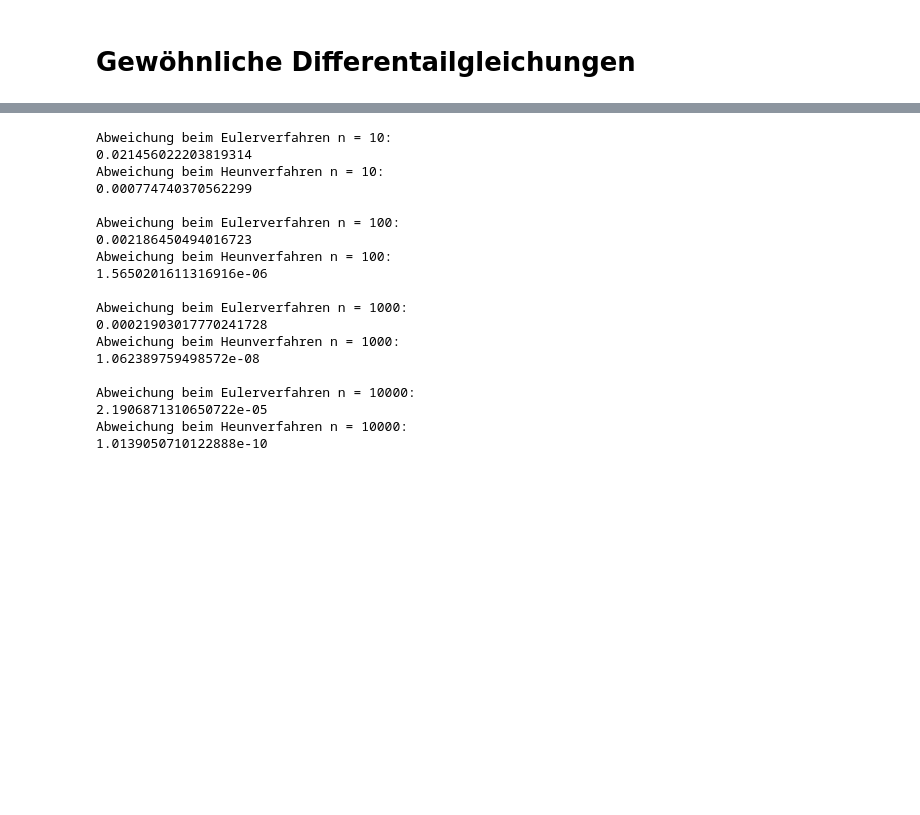
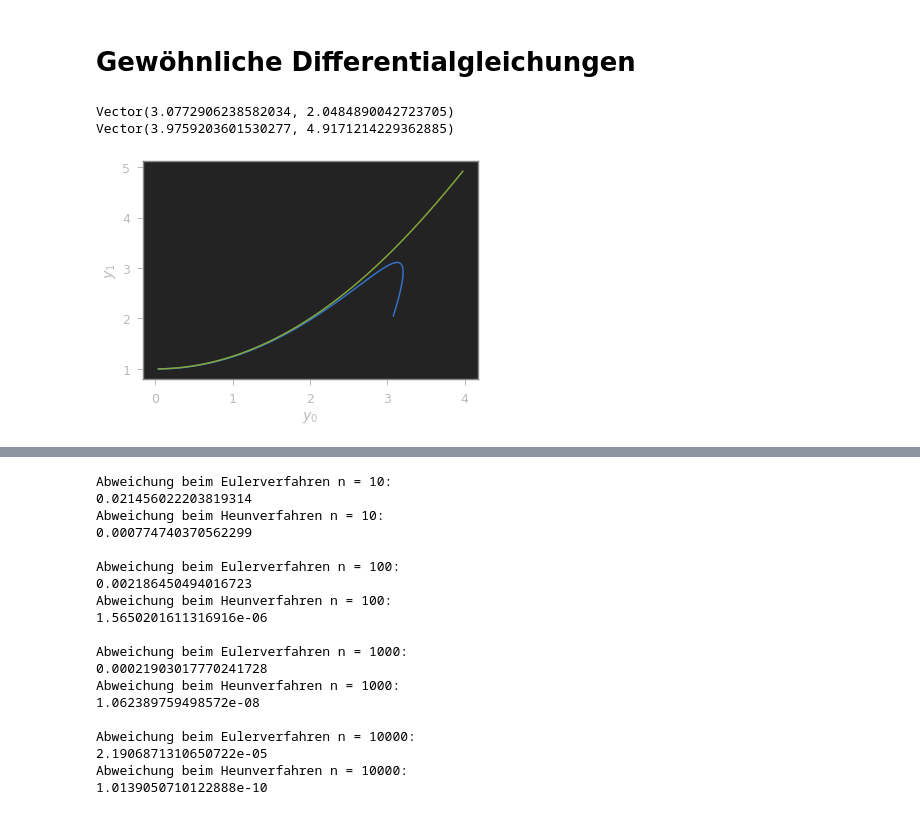
Before and after one commit to mortimervonchappuis/mathematik, a Jupyter notebook: Praktikum_3.ipynb, the cells around one changed output, grey strips where cells are left out. Drawn from its saved outputs; the diff is of its cells as text; code cells hidden in the pictures; blank space fills up the shorter version.

```diff
--- a/Praktikum_3.ipynb
+++ b/Praktikum_3.ipynb
@@ -1,5 +1,5 @@
 # %% [markdown]
-# Gewöhnliche Differentailgleichungen
+# Gewöhnliche Differentialgleichungen
 # %%
 from Vector import Vector
 from matplotlib import pyplot as plt, cm
@@ -38,4 +40,29 @@ f_1 = lambda x, y: Vector(2*y[1] - x*y[0], y[0]*y[1] - 2*x**3)
 y_1 = Vector(0, 1)
 
 solver = DGL(f_1, True)
+# %%
+l = list(solver.euler(y=y_1, start=0, stop=2, steps=100))
+ys_0 = [i[0] for i in l]
+ys_1 = [i[1] for i in l]
+
+print(repr(l[-1]))
+plt.plot(ys_0, ys_1)
+
+y_1 = Vector(0, 1)
+
+l = list(solver.heun(y=y_1, start=0, stop=2, steps=100))
+ys_0 = [i[0] for i in l]
+ys_1 = [i[1] for i in l]
+
+
+
+print(repr(l[-1]))
+plt.plot(ys_0, ys_1)
+plt.xlabel('$y_0$')
+plt.ylabel('$y_1$')
+plt.show()
+# %% [output]
+Vector(3.0772906238582034, 2.0484890042723705)
+Vector(3.9759203601530277, 4.9171214229362885)
+[figure, added]
 # %%
```
Also changed, not shown: parts of 4 cells of this notebook, 1 other file.
